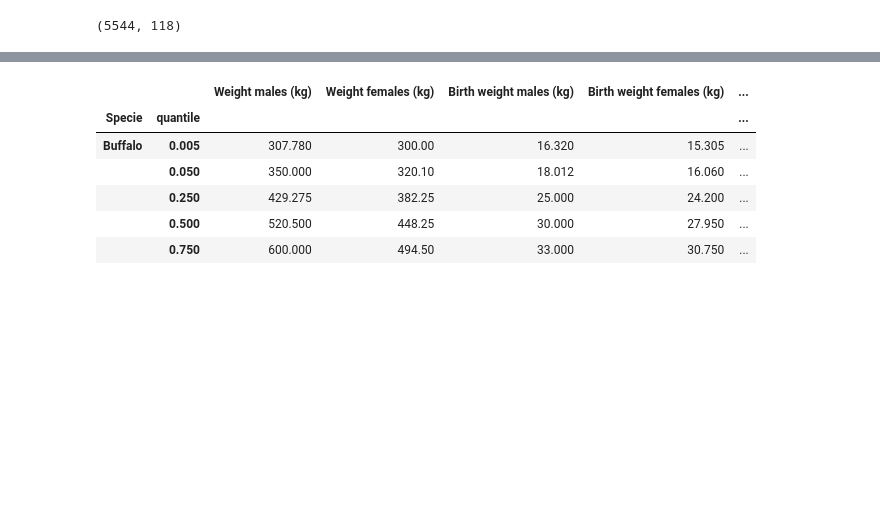
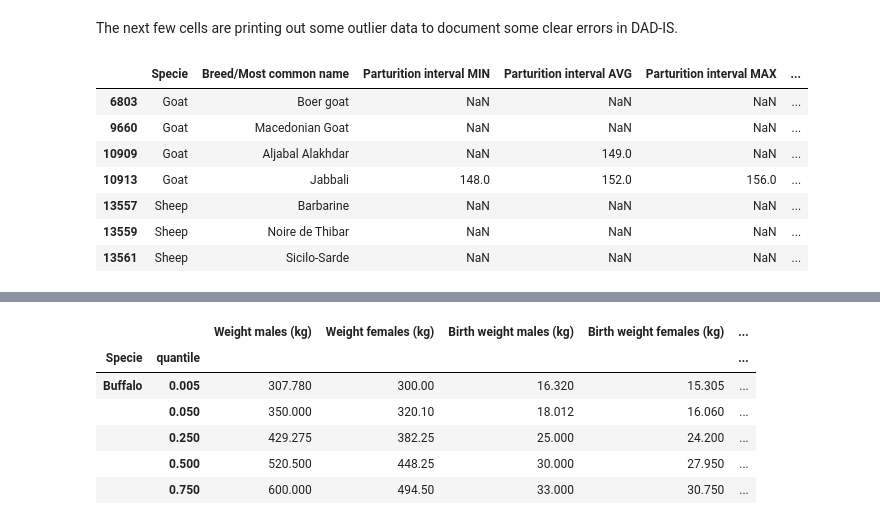
Before and after one commit to flamholz/beef_v_pork, a Jupyter notebook: notebooks/0_preprocess_FAO_data.ipynb, the cells around one changed output, grey strips where cells are left out. Saved outputs shown, nothing was run; the diff lists cells and outputs as text; code cells hidden in the pictures; blank space fills up the shorter version.

```diff
--- a/notebooks/0_preprocess_FAO_data.ipynb
+++ b/notebooks/0_preprocess_FAO_data.ipynb
@@ -32,16 +4,24 @@ dad_is_df.columns.tolist()
 # %%
+# Load the data from the UN FAO DAD-IS DB
+# Domestic Animal Diversity Information System (DAD-IS)
+dad_is_df = pd.read_csv('../data/102821_FAO_DAD-IS_export.csv')
+dad_is_df = dad_is_df.replace({'Duck (domestic)': 'Duck', 'Duck(domestic) Muscovy duck': 'Muscovy Duck',
+                               'Goose (domestic)': 'Goose', 'Dromedary Bactrian Camel': 'Bactrian Camel',
+                               'Vicuña': 'Vicuna', 'Yak (domestic)': 'Yak'})
+
 cols_of_interest = ['Weight males', 'Weight females', 'Birth weight males', 'Birth weight females',
                     'Age maturity males', 'Age maturity females', 'Age breeding males', 'Age breeding females',
                     'Age first parturition AVG', 'Age first parturition MIN', 'Age first parturition MAX',
                     'Parturition interval AVG', 'Parturition interval MIN', 'Parturition interval MAX',
                     'Length productive life', 'Daily gain', 'Carcass weight', 'Dressing percentage',
                     'Litter size AVG', 'Litter size MIN', 'Litter size MAX']
+
 # List of units for columns above, gleaned from GUI interface here:
 # https://www.fao.org/dad-is/browse-by-country-and-species/en/
-units = ['kg']*4 + ['months']*7 + ['day']*3 + ['year', 'g', 'kg', '%'] + ['number']*3
+units = ['kg']*4 + ['months']*7 + ['d']*3 + ['year', 'g', 'kg', '%'] + ['number']*3
 new_colnames = ['{0} ({1})'.format(c, u) for c, u in zip(cols_of_interest, units)]
 
-# Zero values are non-sensical - should be NaN for log-scale plotting
+# Zero values are non-sensical for all the columns - should be NaN for log-scale plotting
 for c in cols_of_interest:
     mask = dad_is_df[c] == 0
     dad_is_df.loc[mask, c] = np.nan
@@ -49,35 +29,26 @@ for c in cols_of_interest:
 # Drop everything that is missing data in all columns of interest.
 dad_is_df = dad_is_df.dropna(axis=0, how='all', subset=cols_of_interest)
 
-# Calculate the number of young per year from the litter size and interval between litters.
-# NOTE: not 100% sure this is what the "Parturition interval" means
-litter_size = dad_is_df['Litter size AVG']
-
-# Have to convert 0 interval into NaN otherwise we get infinite young per year
-litter_interval = dad_is_df['Parturition interval AVG']
-
-young_per_year = litter_size / (litter_interval/365)
-dad_is_df['Young per year AVG (number)'] = young_per_year
-
-mean_adult_weight_kg = dad_is_df[['Weight males', 'Weight females']].mean(axis=1)
-dad_is_df['Adult weight AVG (kg)'] = mean_adult_weight_kg
-dad_is_df['Adult weight AVG (g)'] = mean_adult_weight_kg*1000
-
-mean_birth_weight_kg = dad_is_df[['Birth weight males', 'Birth weight females']].mean(axis=1)
-dad_is_df['Birth weight AVG (kg)'] = mean_birth_weight_kg
-dad_is_df['Birth weight AVG (g)'] = mean_birth_weight_kg*1000
-
-neonate_mass_kg = dad_is_df['Birth weight AVG (kg)']
-young_per_year = dad_is_df['Young per year AVG (number)']
-dad_is_df['Young mass per year AVG (kg)'] = neonate_mass_kg*young_per_year
-dad_is_df['Young mass per year AVG (g)'] = neonate_mass_kg*young_per_year*1000
-
-# Put units in the relevant column names
-col_replacement_dict = dict((c, nc) for c, nc in zip(cols_of_interest, new_colnames))
-dad_is_clean_df = dad_is_df.rename(columns=col_replacement_dict)
-
-# Save a new cleaner file with units for the relevant columns.
-dad_is_clean_df.to_csv('../data/FAO_DAD-IS_cleaned.csv')
-dad_is_clean_df.shape
+#dad_is_df.columns.tolist()
-# %% [output]
-(5544, 118)
+# %% [markdown]
+The next few cells are printing out some outlier data to document some clear errors in DAD-IS.
+# %%
+# Look at some of the absurd litter sizes in the dataset - several > 100!
+# Hiding the pigs since commercial pigs can have litters > 10.
+mask = np.logical_and(dad_is_df['Litter size AVG'] > 10,
+                      dad_is_df.Specie != 'Pig')
+cols =  ['Specie', 'Breed/Most common name', 'Parturition interval MIN',
+         'Parturition interval AVG', 'Parturition interval MAX',
+         'Litter size AVG', 'Litter size MIN', 'Litter size MAX',
+         'Weight males', 'Birth weight males',
+         'Weight females', 'Birth weight females']
+dad_is_df.loc[mask, cols]
+# %% [output]
+|  | Specie | Breed/Most common name | Parturition interval MIN | Parturition interval AVG | Parturition interval MAX | ... |
+| 6803 | Goat | Boer goat | NaN | NaN | NaN | ... |
+| 9660 | Goat | Macedonian Goat | NaN | NaN | NaN | ... |
+| 10909 | Goat | Aljabal Alakhdar | NaN | 149.0 | NaN | ... |
+| 10913 | Goat | Jabbali | 148.0 | 152.0 | 156.0 | ... |
+| 13557 | Sheep | Barbarine | NaN | NaN | NaN | ... |
+| 13559 | Sheep | Noire de Thibar | NaN | NaN | NaN | ... |
+| 13561 | Sheep | Sicilo-Sarde | NaN | NaN | NaN | ... |
```
Also changed, not shown: parts of 9 cells of this notebook, 4 other files.
